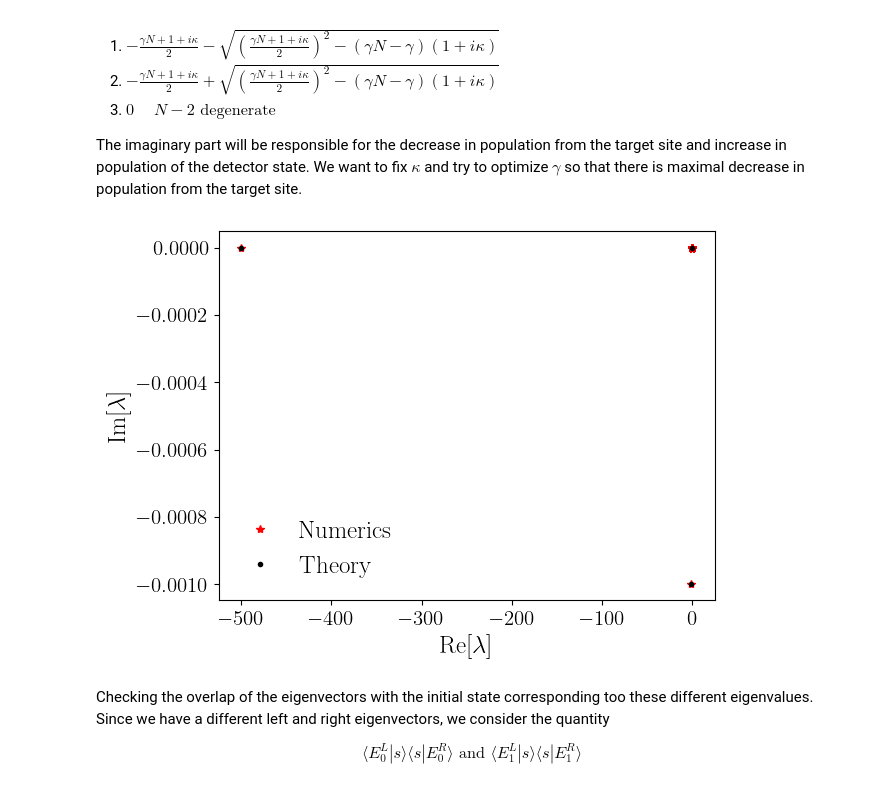
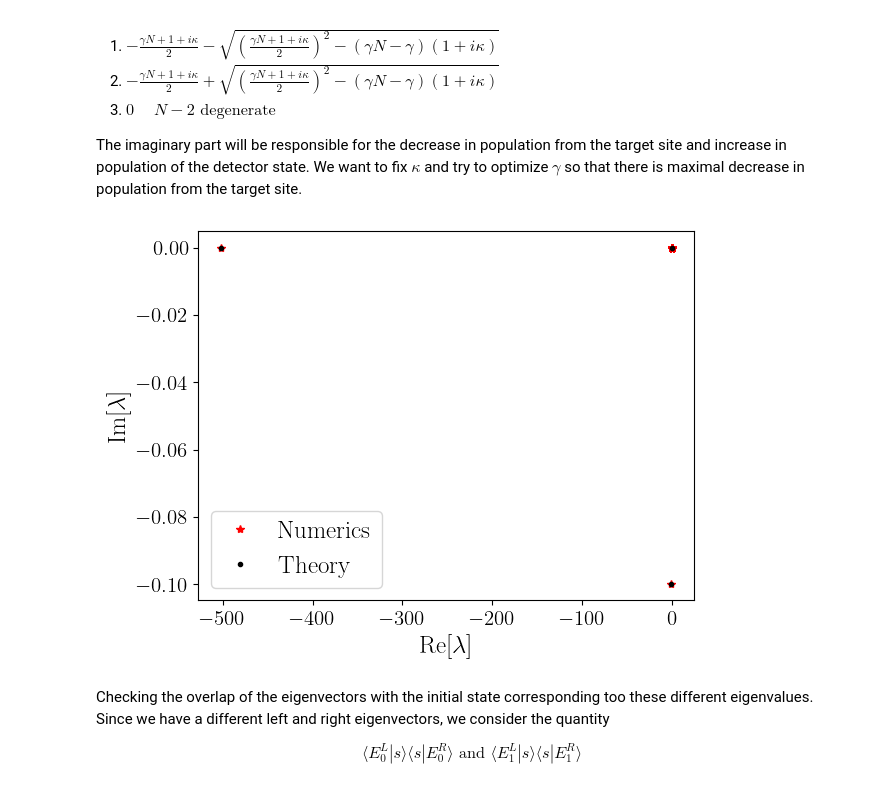
Before and after one commit to sayanr5834/non-Hermitian_QS, a Jupyter notebook: NH_quantum_walker.ipynb, the cells around one changed output. Drawn from its saved outputs; the diff is of its cells as text; code cells hidden in the pictures.

```diff
--- a/NH_quantum_walker.ipynb
+++ b/NH_quantum_walker.ipynb
@@ -46,7 +46,7 @@ def H_total(N,gamma,w,kappa):
 
     return H
 # %%
-def lambda_pm(gamma,N,kappa):
+def lambda_pm(N,gamma,kappa):
 
     lambda_plus  = -(gamma*N + 1 + 1.0j*kappa)/2  + np.sqrt(((gamma*N + 1 + 1.0j*kappa)/2)**2 - (gamma*N - gamma)*(1 + 1.0j*kappa))
     lambda_minus = -(gamma*N + 1 + 1.0j*kappa)/2  - np.sqrt(((gamma*N + 1 + 1.0j*kappa)/2)**2 - (gamma*N - gamma)*(1 + 1.0j*kappa))
@@ -56,9 +56,9 @@ def lambda_pm(gamma,N,kappa):
 #parameters
 N = 500
 gamma =  1
-kappa = 0.001
+kappa = 0.1
 
-lambda_plus,lambda_minus = lambda_pm(gamma,N,kappa)
+lambda_plus,lambda_minus = lambda_pm(N,gamma,kappa)
 # %% [markdown]
 There are three eigenvalues approximately
 
@@ -78,7 +78,7 @@ The imaginary part will be responsible for the decrease in population from the t
 N = 500
 gamma =  1
 w  = 10
-kappa = 0.001
+kappa = 0.1
 
 #Hamiltonian matrix
 H = H_total(N,gamma,w,kappa)
@@ -91,18 +91,18 @@ eigval_2,_ = np.linalg.eig(np.transpose(H))
 # %%
 plt.plot(np.real(eigval),np.imag(eigval),'r*',label = 'Numerics')
 
 plt.plot(0,0,'k.')
 plt.plot(np.real(lambda_plus),np.imag(lambda_plus),'k.', label = 'Theory')
 plt.plot(np.real(lambda_minus),np.imag(lambda_minus),'k.')
 
-plt.legend()
+plt.legend(frameon = True)
 
 plt.xlabel(r'Re$[\lambda]$')
 plt.ylabel(r'Im$[\lambda]$')
 
 plt.show()
 # %% [output]
-[figure, old version]
+[figure, new version]
 # %% [markdown]
 Checking the overlap of the eigenvectors with the initial state corresponding too these different eigenvalues. Since we have a different left and right eigenvectors, we consider the quantity
 
```
Also changed, not shown: parts of 6 cells of this notebook.
